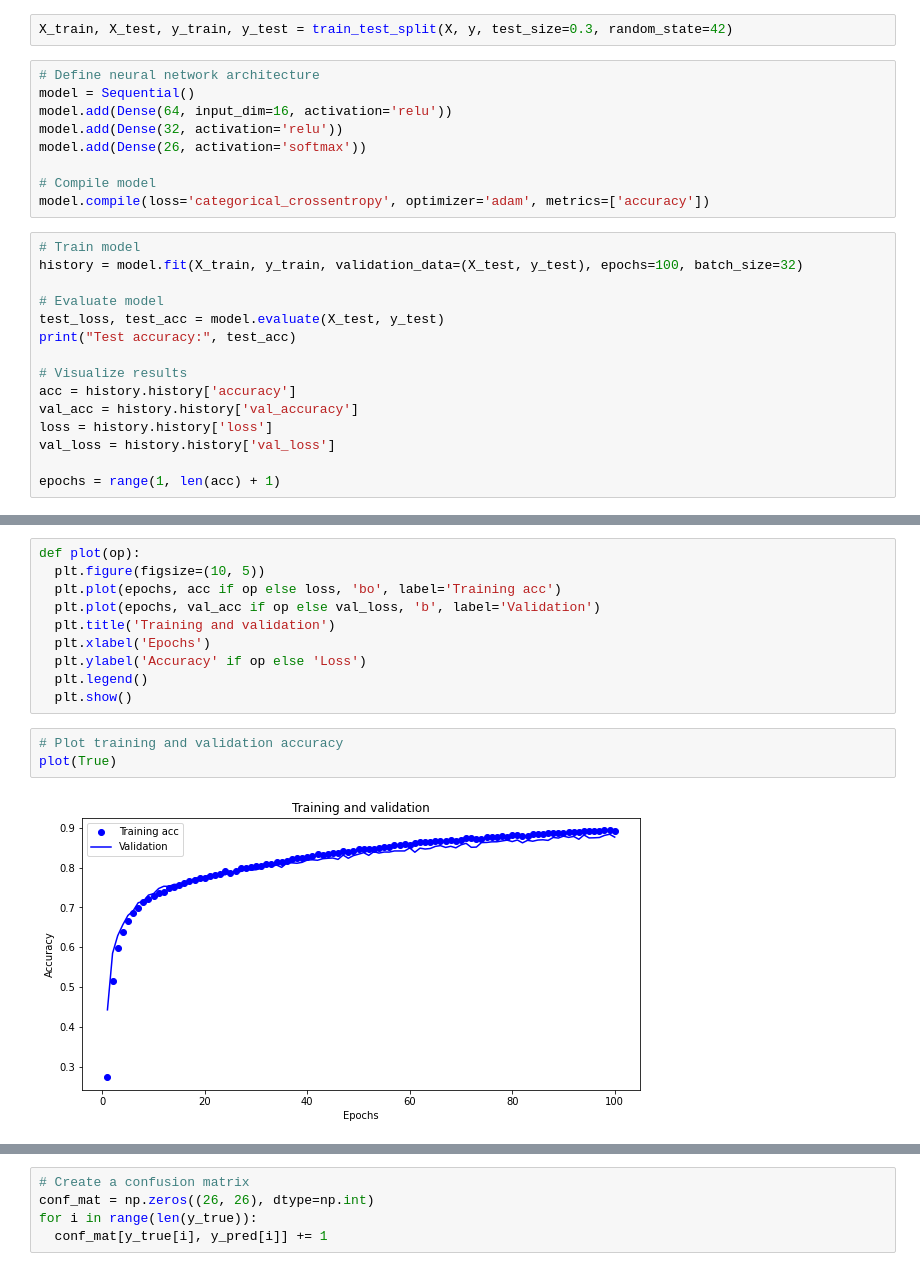
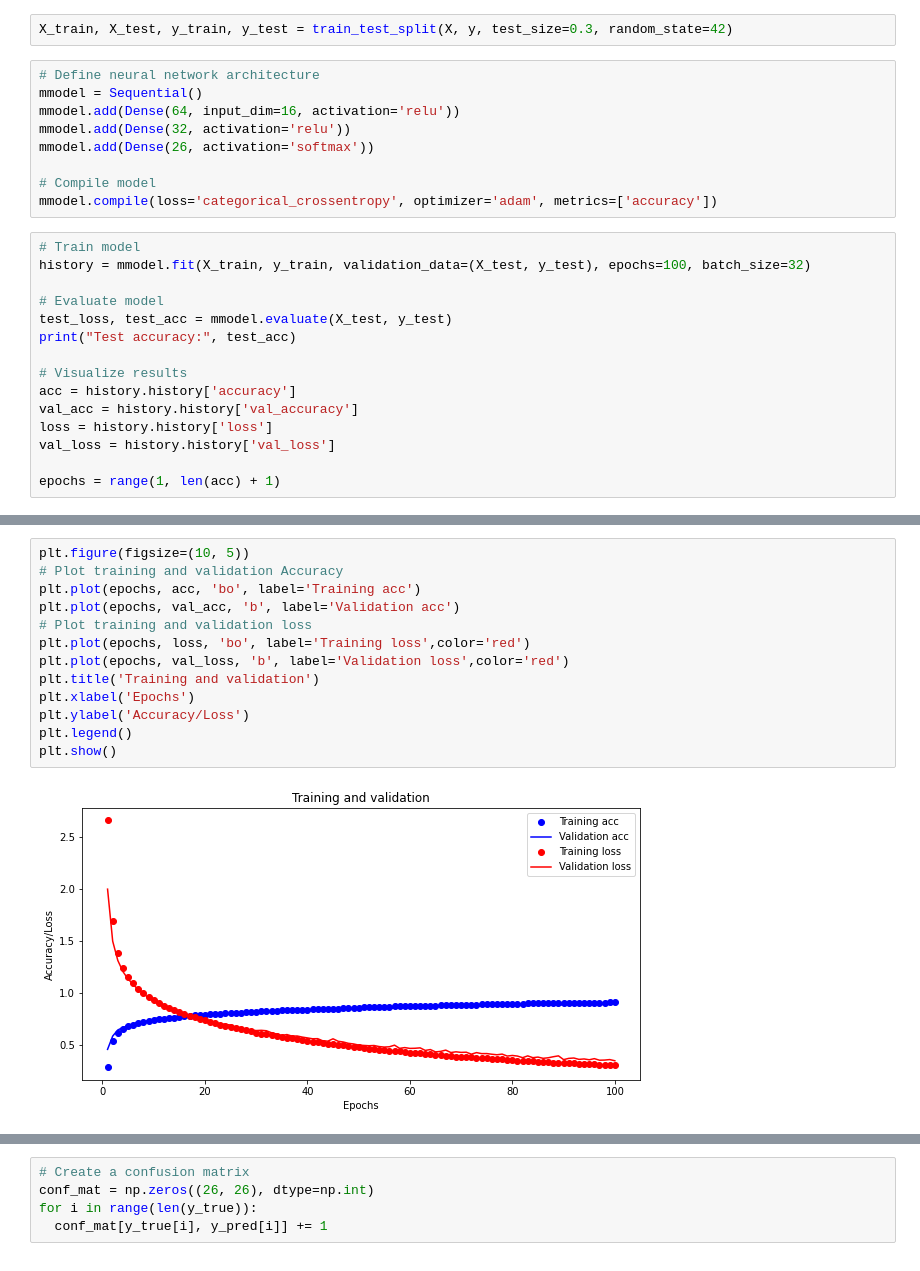
Before and after one commit to ShivaShirsath/dl, a Jupyter notebook: char.ipynb, the cells around one changed output, grey strips where cells are left out. Saved outputs shown, nothing was run; the diff lists cells and outputs as text.

```diff
--- a/char.ipynb
+++ b/char.ipynb
@@ -20,19 +20,19 @@ y = pd.get_dummies(y)
 X_train, X_test, y_train, y_test = train_test_split(X, y, test_size=0.3, random_state=42)
 # %%
 # Define neural network architecture
-model = Sequential()
-model.add(Dense(64, input_dim=16, activation='relu'))
-model.add(Dense(32, activation='relu'))
-model.add(Dense(26, activation='softmax'))
+mmodel = Sequential()
+mmodel.add(Dense(64, input_dim=16, activation='relu'))
+mmodel.add(Dense(32, activation='relu'))
+mmodel.add(Dense(26, activation='softmax'))
 
 # Compile model
-model.compile(loss='categorical_crossentropy', optimizer='adam', metrics=['accuracy'])
+mmodel.compile(loss='categorical_crossentropy', optimizer='adam', metrics=['accuracy'])
 # %%
 # Train model
-history = model.fit(X_train, y_train, validation_data=(X_test, y_test), epochs=100, batch_size=32)
+history = mmodel.fit(X_train, y_train, validation_data=(X_test, y_test), epochs=100, batch_size=32)
 
 # Evaluate model
-test_loss, test_acc = model.evaluate(X_test, y_test)
+test_loss, test_acc = mmodel.evaluate(X_test, y_test)
 print("Test accuracy:", test_acc)
 
 # Visualize results
@@ -63,15 +63,15 @@ Test accuracy: 0.8761666417121887
 # %%
-def plot(op):
-  plt.figure(figsize=(10, 5))
-  plt.plot(epochs, acc if op else loss, 'bo', label='Training acc')
-  plt.plot(epochs, val_acc if op else val_loss, 'b', label='Validation')
-  plt.title('Training and validation')
-  plt.xlabel('Epochs')
-  plt.ylabel('Accuracy' if op else 'Loss')
-  plt.legend()
-  plt.show()
+plt.figure(figsize=(10, 5))
+# Plot training and validation Accuracy
+plt.plot(epochs, acc, 'bo', label='Training acc')
+plt.plot(epochs, val_acc, 'b', label='Validation acc')
+# Plot training and validation loss
+plt.plot(epochs, loss, 'bo', label='Training loss',color='red')
+plt.plot(epochs, val_loss, 'b', label='Validation loss',color='red')
+plt.title('Training and validation')
+plt.xlabel('Epochs')
+plt.ylabel('Accuracy/Loss')
+plt.legend()
+plt.show()
+# %% [output]
+[figure, added]
-# %%
-# Plot training and validation accuracy
-plot(True)
-# %% [output]
-[figure, removed]
```
Also changed, not shown: parts of 14 cells of this notebook.
